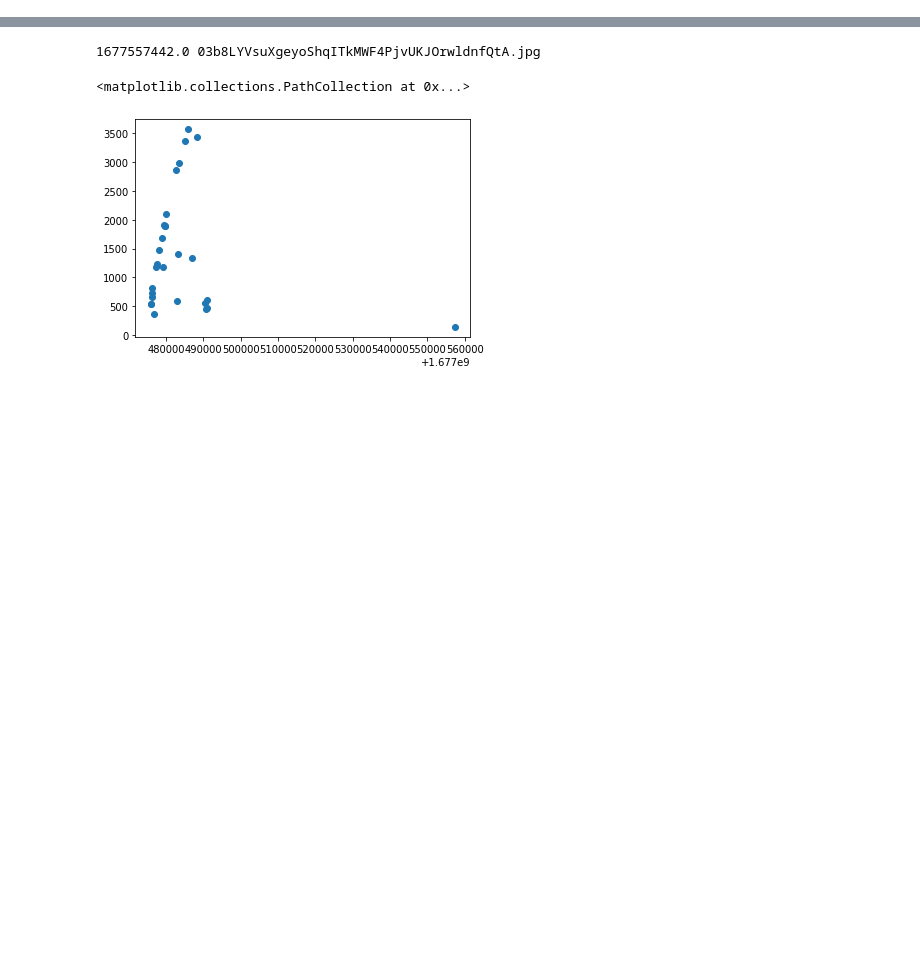
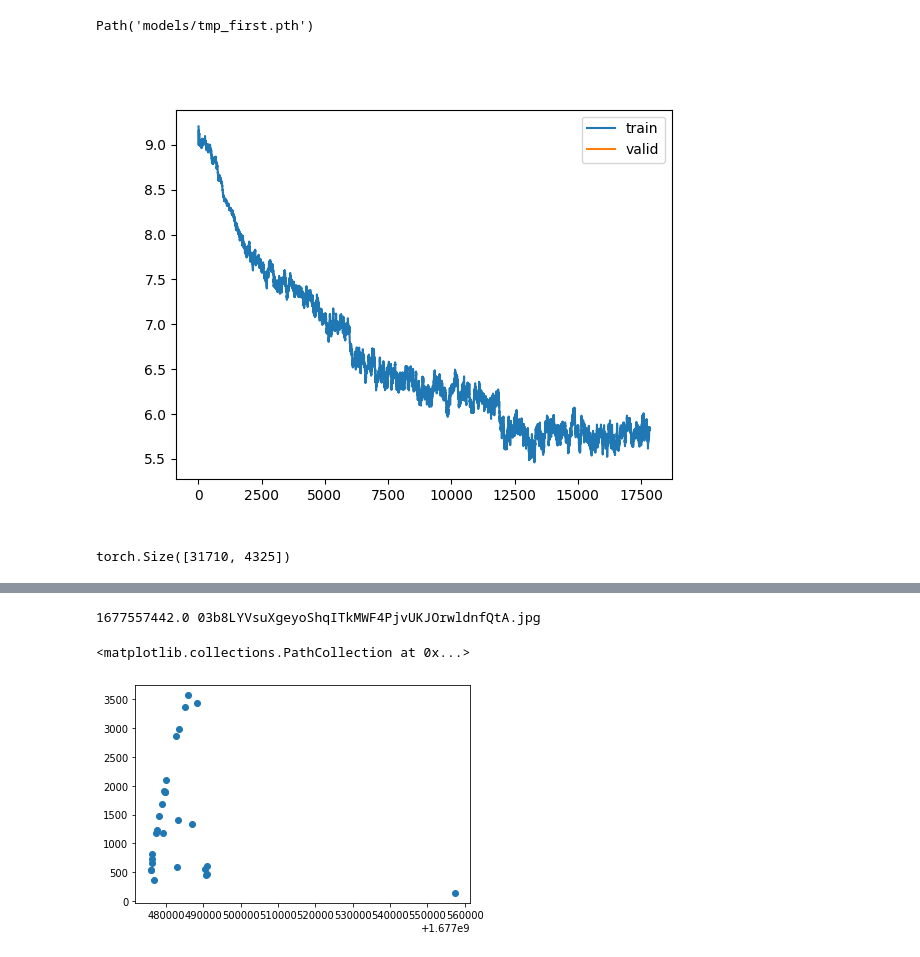
Before and after one commit to AGoldian/boots-recognition, a Jupyter notebook: masters_of_arts_ml_challenge.ipynb, the cells around one changed output, grey strips where cells are left out. Cells and saved outputs as stored; diff of their text form; code cells hidden in the pictures; blank space fills up the shorter version.

```diff
--- a/masters_of_arts_ml_challenge.ipynb
+++ b/masters_of_arts_ml_challenge.ipynb
@@ -86,7 +97,7 @@ len(avail_pretrained_models), avail_pretrained_models[:5]
 
 # TIMM_MODELS = (('vit_large_patch14_clip_224.openai_ft_in1k', 384, 1.0), ('swin_large_patch4_window12_384', 384, 0.168), ('vit_large_patch14_clip_336', 336, 0.063),
             #    ('beit_large_patch16_384', 384, 0.261), ('beitv2_large_patch16_224', 224, 0.087), ('beit_large_patch16_224.in22k_ft_in22k', 224, 0.232))
-TIMM_MODELS = ('vit_tiny_patch16_224', 224, 1.0)
+TIMM_MODELS = ('efficientnet_b4', 736, 1.0)
 # %%
 train_df = pd.read_csv(dataset_path_train + 'train.csv')
 train_df['path'] = train_df['image'].map(lambda x: str(dataset_path_train + 'images/images/' + x))
@@ -134,0 +197,8 @@ def train_and_predict(model):
+# %%
+learn.save('tmp_first')
+# %% [output]
+Path('models/tmp_first.pth')
+# %%
+learn.recorder.plot_loss()
+# %% [output]
+[figure, added]
@@ -134,0 +216,4 @@ def train_and_predict(model):
+# %%
+prediction.shape
+# %% [output]
+torch.Size([31710, 4325])
```
Also changed, not shown: parts of 15 cells of this notebook.
